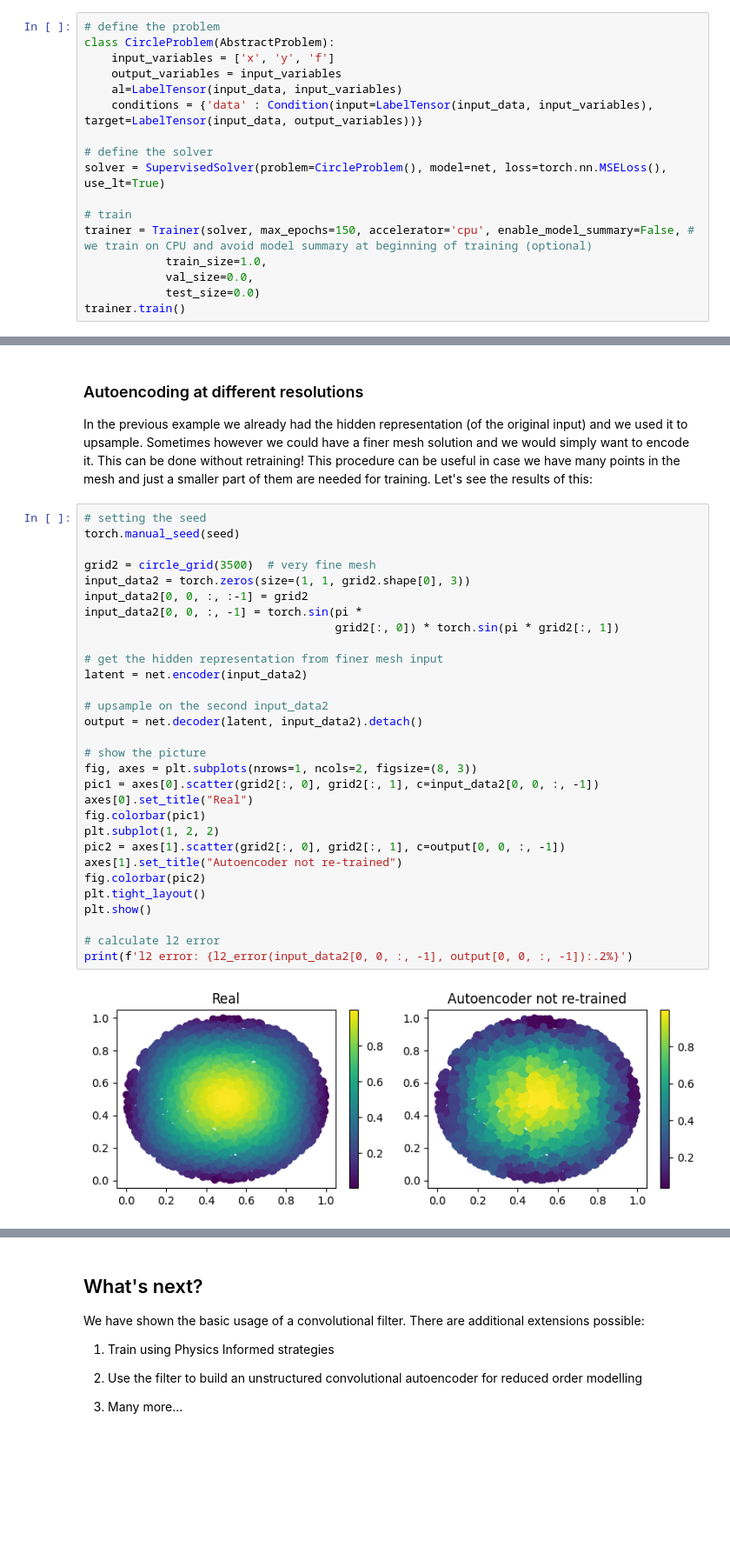
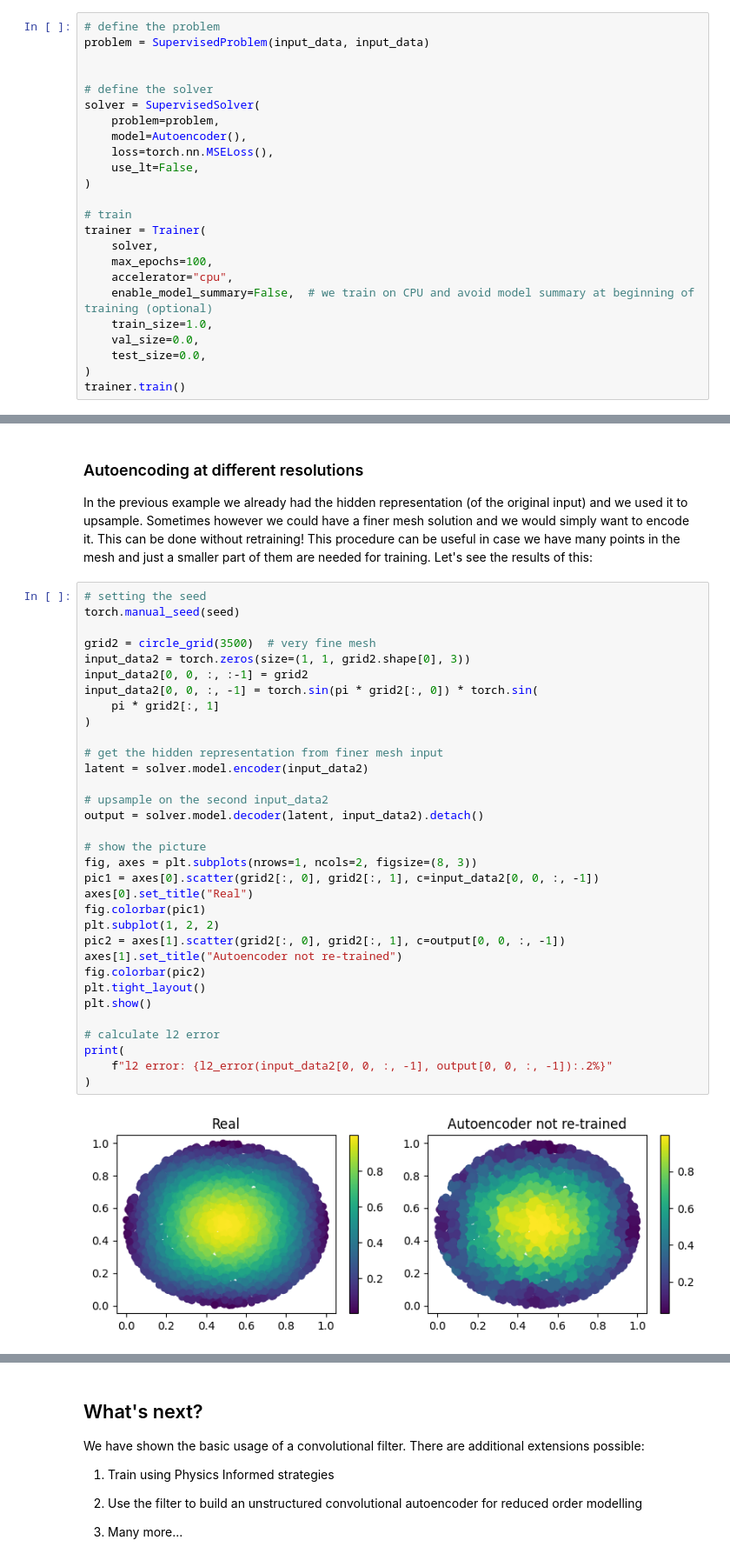
Before and after one commit to mathLab/PINA, a Jupyter notebook: tutorials/tutorial4/tutorial.ipynb, the cells around one changed output, grey strips where cells are left out. Shown at 87% size. Cells and saved outputs as stored; diff of their text form; blank space fills up the shorter version.

```diff
--- a/tutorials/tutorial4/tutorial.ipynb
+++ b/tutorials/tutorial4/tutorial.ipynb
@@ -506,19 +470,26 @@ net = Autoencoder()
 Let's now train the autoencoder, minimizing the mean square error loss and optimizing using Adam. We use the `SupervisedSolver` as solver, and the problem is a simple problem created by inheriting from `AbstractProblem`. It takes approximately two minutes to train on CPU.
 # %%
 # define the problem
-class CircleProblem(AbstractProblem):
-    input_variables = ['x', 'y', 'f']
-    output_variables = input_variables
-    al=LabelTensor(input_data, input_variables)
-    conditions = {'data' : Condition(input=LabelTensor(input_data, input_variables), target=LabelTensor(input_data, output_variables))}
+problem = SupervisedProblem(input_data, input_data)
+
 
 # define the solver
-solver = SupervisedSolver(problem=CircleProblem(), model=net, loss=torch.nn.MSELoss(), use_lt=True)
+solver = SupervisedSolver(
+    problem=problem,
+    model=Autoencoder(),
+    loss=torch.nn.MSELoss(),
+    use_lt=False,
+)
 
 # train
-trainer = Trainer(solver, max_epochs=150, accelerator='cpu', enable_model_summary=False, # we train on CPU and avoid model summary at beginning of training (optional)
-            train_size=1.0,
-            val_size=0.0,
-            test_size=0.0)
+trainer = Trainer(
+    solver,
+    max_epochs=100,
+    accelerator="cpu",
+    enable_model_summary=False,  # we train on CPU and avoid model summary at beginning of training (optional)
+    train_size=1.0,
+    val_size=0.0,
+    test_size=0.0,
+)
 trainer.train()
 # %% [output]
@@ -604,32 +580,35 @@ In the previous example we already had the hidden representation (of the origina
 # %%
 # setting the seed
 torch.manual_seed(seed)
 
 grid2 = circle_grid(3500)  # very fine mesh
 input_data2 = torch.zeros(size=(1, 1, grid2.shape[0], 3))
 input_data2[0, 0, :, :-1] = grid2
-input_data2[0, 0, :, -1] = torch.sin(pi *
-                                     grid2[:, 0]) * torch.sin(pi * grid2[:, 1])
+input_data2[0, 0, :, -1] = torch.sin(pi * grid2[:, 0]) * torch.sin(
+    pi * grid2[:, 1]
+)
 
 # get the hidden representation from finer mesh input
-latent = net.encoder(input_data2)
+latent = solver.model.encoder(input_data2)
 
 # upsample on the second input_data2
-output = net.decoder(latent, input_data2).detach()
+output = solver.model.decoder(latent, input_data2).detach()
 
 # show the picture
 fig, axes = plt.subplots(nrows=1, ncols=2, figsize=(8, 3))
 pic1 = axes[0].scatter(grid2[:, 0], grid2[:, 1], c=input_data2[0, 0, :, -1])
 axes[0].set_title("Real")
 fig.colorbar(pic1)
 plt.subplot(1, 2, 2)
 pic2 = axes[1].scatter(grid2[:, 0], grid2[:, 1], c=output[0, 0, :, -1])
 axes[1].set_title("Autoencoder not re-trained")
 fig.colorbar(pic2)
 plt.tight_layout()
 plt.show()
 
 # calculate l2 error
-print(f'l2 error: {l2_error(input_data2[0, 0, :, -1], output[0, 0, :, -1]):.2%}')
+print(
+    f"l2 error: {l2_error(input_data2[0, 0, :, -1], output[0, 0, :, -1]):.2%}"
+)
 # %% [output]
-[figure, old version]
+[figure, new version]
```
Also changed, not shown: parts of 21 cells of this notebook, 29 other files.
